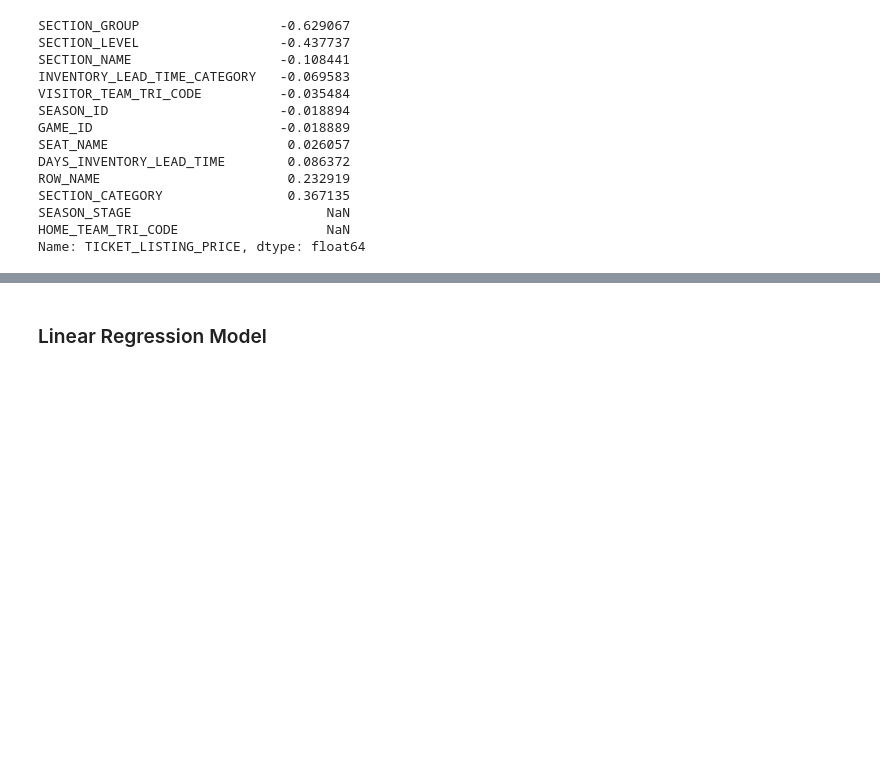
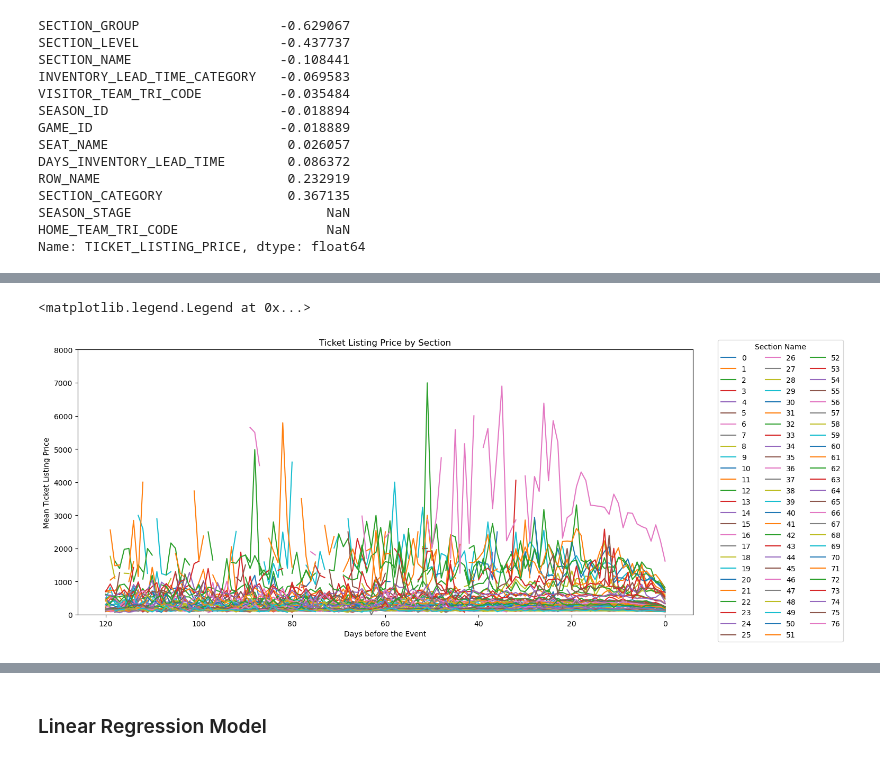
Before and after one commit to asnyder613/NBA_Seating, a Jupyter notebook: NBA_Capstone.ipynb, the cells around one changed output, grey strips where cells are left out. Drawn from its saved outputs; the diff is of its cells as text; code cells hidden in the pictures; blank space fills up the shorter version.

Commit message:
Added pricing by section in lead time to games

```diff
--- a/NBA_Capstone.ipynb
+++ b/NBA_Capstone.ipynb
@@ -156,0 +175,2 @@ Name: TICKET_LISTING_PRICE, dtype: float64
+# %%
+section_price = listing.groupby(['SECTION_NAME', 'DAYS_INVENTORY_LEAD_TIME']).TICKET_LISTING_PRICE.mean()
@@ -156,0 +193,16 @@ Name: TICKET_LISTING_PRICE, dtype: float64
+# %%
+section_price = section_price.unstack(level='SECTION_NAME')
+# %%
+fig, ax = plt.subplots(figsize=(15, 6.5))
+ax.plot(section_price)
+
+ax.set_xlabel('Days before the Event')
+ax.set_ylabel('Mean Ticket Listing Price')
+ax.set_ylim([0, 8000])
+ax.invert_xaxis()
+plt.title('Ticket Listing Price by Section')
+
+ax.legend(section_price.columns, title="Section Name", loc='upper right', bbox_to_anchor=(1.25, 1.05), ncol=3)
+# %% [output]
+<matplotlib.legend.Legend at 0x...>
+[figure, added]
```
Also changed, not shown: parts of 7 cells of this notebook.
